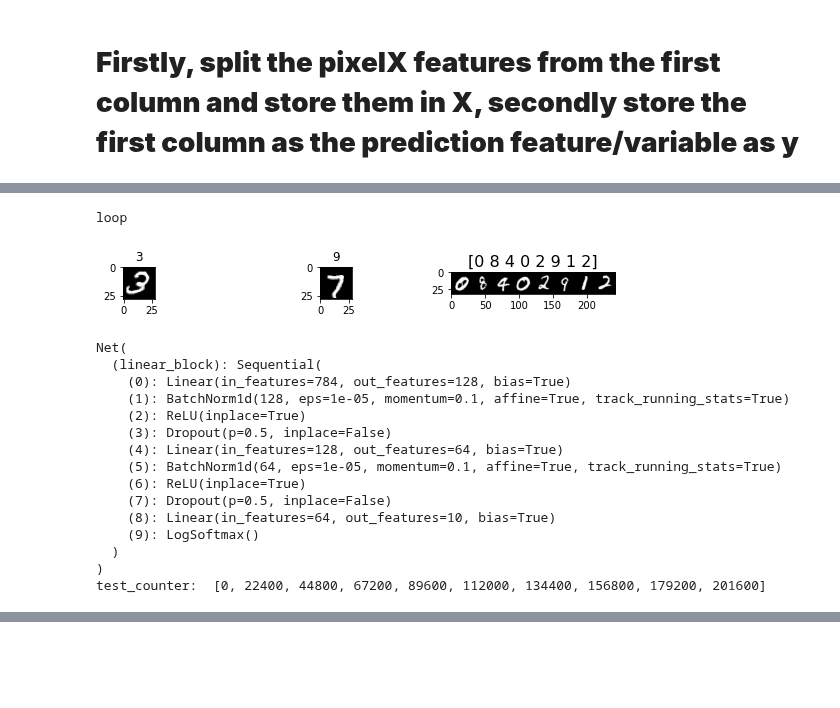
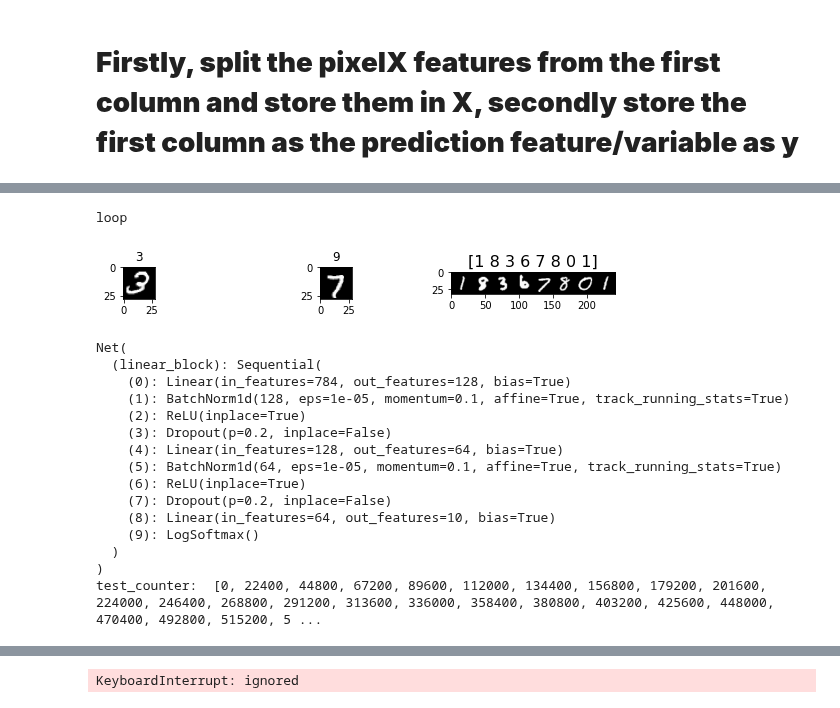
Before and after one commit to hellfireworld/MachineLearning, a Jupyter notebook: digit_recognizer_CNN.ipynb, the cells around one changed output, grey strips where cells are left out. Saved outputs shown, nothing was run; the diff lists cells and outputs as text; code cells hidden in the pictures; blank space fills up the shorter version.

```diff
--- a/digit_recognizer_CNN.ipynb
+++ b/digit_recognizer_CNN.ipynb
@@ -127,23 +135,23 @@ if __name__ == '__main__':
     #train_df = df.iloc[:28000, :]
     #test_df = df.iloc[28000:, :]
 
-    train_labels = train_df['label'].values
-    train_images = (train_df.iloc[:, 1:].values).astype('float32')
+    y_train = train_df['label'].values
+    X_train = (train_df.iloc[:, 1:].values).astype('float32')
     test_images = (test_df.iloc[:, :].values).astype('float32')
 
     # Training and Validation Split
-    train_images, val_images, train_labels, val_labels = train_test_split(train_images, train_labels,
-                                                                          stratify=train_labels, random_state=123,
+    X_train, X_val, y_train, y_val = train_test_split(X_train, y_train,
+                                                                          stratify=y_train, random_state=123,
                                                                           test_size=0.20)
-    train_images = train_images.reshape(train_images.shape[0], 28, 28)
-    val_images = val_images.reshape(val_images.shape[0], 28, 28)
+    X_train = X_train.reshape(X_train.shape[0], 28, 28)
+    X_val = X_val.reshape(X_val.shape[0], 28, 28)
     test_images = test_images.reshape(test_images.shape[0], 28, 28)
 
     # train samples
     for i in range(6, 9):
         plt.subplot(330 + (i + 1))
-        plt.imshow(train_images[i].squeeze(), cmap=plt.get_cmap('gray'))
-        plt.title(train_labels[i])
+        plt.imshow(X_train[i].squeeze(), cmap=plt.get_cmap('gray'))
+        plt.title(y_train[i])
 
     # test samples
     for i in range(6, 9):
@@ -152,21 +160,21 @@ if __name__ == '__main__':
 
 
     # train
-    train_images_tensor = torch.tensor(train_images) / 255.0
-    train_labels_tensor = torch.tensor(train_labels)
-    train_tensor = TensorDataset(train_images_tensor, train_labels_tensor)
+    X_train_tensor = torch.tensor(X_train) / 255.0
+    y_train_tensor = torch.tensor(y_train)
+    train_tensor = TensorDataset(X_train_tensor, y_train_tensor)
 
     # val
-    val_images_tensor = torch.tensor(val_images) / 255.0
-    val_labels_tensor = torch.tensor(val_labels)
-    val_tensor = TensorDataset(val_images_tensor, val_labels_tensor)
+    X_val_tensor = torch.tensor(X_val) / 255.0
+    y_val_tensor = torch.tensor(y_val)
+    val_tensor = TensorDataset(X_val_tensor, y_val_tensor)
 
     # test
     test_images_tensor = torch.tensor(test_images) / 255.0
 
-    train_loader = DataLoader(train_tensor, batch_size=16, num_workers=2, shuffle=True)
-    val_loader = DataLoader(val_tensor, batch_size=16, num_workers=2, shuffle=True)
-    test_loader = DataLoader(test_images_tensor, batch_size=16, num_workers=2, shuffle=False)
+    train_loader = DataLoader(train_tensor, batch_size=64, num_workers=2, shuffle=True)
+    val_loader = DataLoader(val_tensor, batch_size=64, num_workers=2, shuffle=True)
+    test_loader = DataLoader(test_images_tensor, batch_size=64, num_workers=2, shuffle=False)
 
     for batch_idx, (data, target) in enumerate(train_loader):
         img_grid = make_grid(data[0:8, ].unsqueeze(1), nrow=8)
@@ -198,21 +206,31 @@ if __name__ == '__main__':
             #    nn.MaxPool2d(kernel_size=2, stride=2)
             #)
 
+#MAXPOOLING
+            #self.linear_block = nn.Sequential(
+            #    nn.Linear(784, 10),
+            #    nn.BatchNorm1d(10),
+            #    nn.ReLU(inplace=True),
+            #    nn.Dropout(0.2),
+            #    nn.LogSoftmax(dim=1)
+            #)
+            #bckp
             self.linear_block = nn.Sequential(
                 nn.Linear(784, 128),
                 nn.BatchNorm1d(128),
                 nn.ReLU(inplace=True),
-                nn.Dropout(0.5),
+                nn.Dropout(0.2),
                 nn.Linear(128, 64),
                 nn.BatchNorm1d(64),
                 nn.ReLU(inplace=True),
-                nn.Dropout(0.5),
+                nn.Dropout(0.2),
                 nn.Linear(64, 10),
+                #nn.MaxPool2d(kernel_size=2),
                 nn.LogSoftmax(dim=1)
             )
 
             #input_size = 784
-            #hidden_sizes = [128, 64]
+            #hidden_sizes = [128 , 64]
             #output_size = 10
 
             #model = nn.Sequential(nn.Linear(input_size, hidden_sizes[0]),
@@ -233,7 +251,8 @@ if __name__ == '__main__':
     network_model = Net()
     print(network_model)
 
-    optimizer = optim.Adam(params=network_model.parameters(), lr=0.001)
+    optimizer = torch.optim.SGD(params=network_model.parameters(), lr=0.001, momentum=0.9)
+    #optimizer = optim.Adam(params=network_model.parameters(), lr=0.001, momentum)
     criterion = nn.CrossEntropyLoss()
 
     exp_lr_scheduler = optim.lr_scheduler.StepLR(optimizer, step_size=7, gamma=0.1)
@@ -246,7 +265,7 @@ if __name__ == '__main__':
     train_losses = []
     train_counter = []
     test_losses = []
-    test_counter = [i*len(train_loader.dataset) for i in range(10)]
+    test_counter = [i*len(train_loader.dataset) for i in range(25)]
     print('test_counter: ', test_counter)
 
     def train_model(num_epoch):
@@ -274,7 +293,6 @@ if __name__ == '__main__':
                                100. * (batch_idx + 1) / len(train_loader), loss.data))
                 train_losses.append(loss.item())
                 train_counter.append( (batch_idx+64)+ ((num_epoch-1)*len(train_loader.dataset)))
-
 
 
     def evaluate(data_loader):
@@ -306,51 +324,51 @@ if __name__ == '__main__':
         print('\nAverage Val Loss: {:.4f}, Val Accuracy: {}/{} ({:.3f}%)\n'.format(loss, correct, len(data_loader.dataset),
                                                                                    100. * correct / len(data_loader.dataset)))
 
-    num_epochs = 10
+    num_epochs = 25
 
     for n in range(num_epochs):
         train_model(n)
         evaluate(val_loader)
 
     #better_model
     #for n in range(25):
     #    train_model(n)
     #    evaluate(val_loader)
 
     def make_predictions(data_loader):
         network_model.eval()
         test_preds = torch.LongTensor()
 
         for i, data in enumerate(data_loader):
             data = data.unsqueeze(1)
 
             # GPU CUDA
             #if torch.cuda.is_available():
             #    data = data.cuda()
 
             output = network_model(data)
 
             preds = output.cpu().data.max(1, keepdim=True)[1]
             test_preds = torch.cat((test_preds, preds), dim=0)
 
         return test_preds
 
     test_set_preds = make_predictions(test_loader)
 # %% [output]
 loop
-[figure, old version]
+[figure, new version]
 Net(
   (linear_block): Sequential(
     (0): Linear(in_features=784, out_features=128, bias=True)
     (1): BatchNorm1d(128, eps=1e-05, momentum=0.1, affine=True, track_running_stats=True)
     (2): ReLU(inplace=True)
-    (3): Dropout(p=0.5, inplace=False)
+    (3): Dropout(p=0.2, inplace=False)
     (4): Linear(in_features=128, out_features=64, bias=True)
     (5): BatchNorm1d(64, eps=1e-05, momentum=0.1, affine=True, track_running_stats=True)
     (6): ReLU(inplace=True)
-    (7): Dropout(p=0.5, inplace=False)
+    (7): Dropout(p=0.2, inplace=False)
     (8): Linear(in_features=64, out_features=10, bias=True)
     (9): LogSoftmax()
   )
 )
-test_counter:  [0, 22400, 44800, 67200, 89600, 112000, 134400, 156800, 179200, 201600]
+test_counter:  [0, 22400, 44800, 67200, 89600, 112000, 134400, 156800, 179200, 201600, 224000, 246400, 268800, 291200, 313600, 336000, 358400, 380800, 403200, 425600, 448000, 470400, 492800, 515200, 5 ...
@@ -387,0 +396 @@ Average Val Loss: 0.1449, Val Accuracy: 5364/5600 (95.786%)
+KeyboardInterrupt: ignored
```
Also changed, not shown: parts of 7 cells of this notebook.
